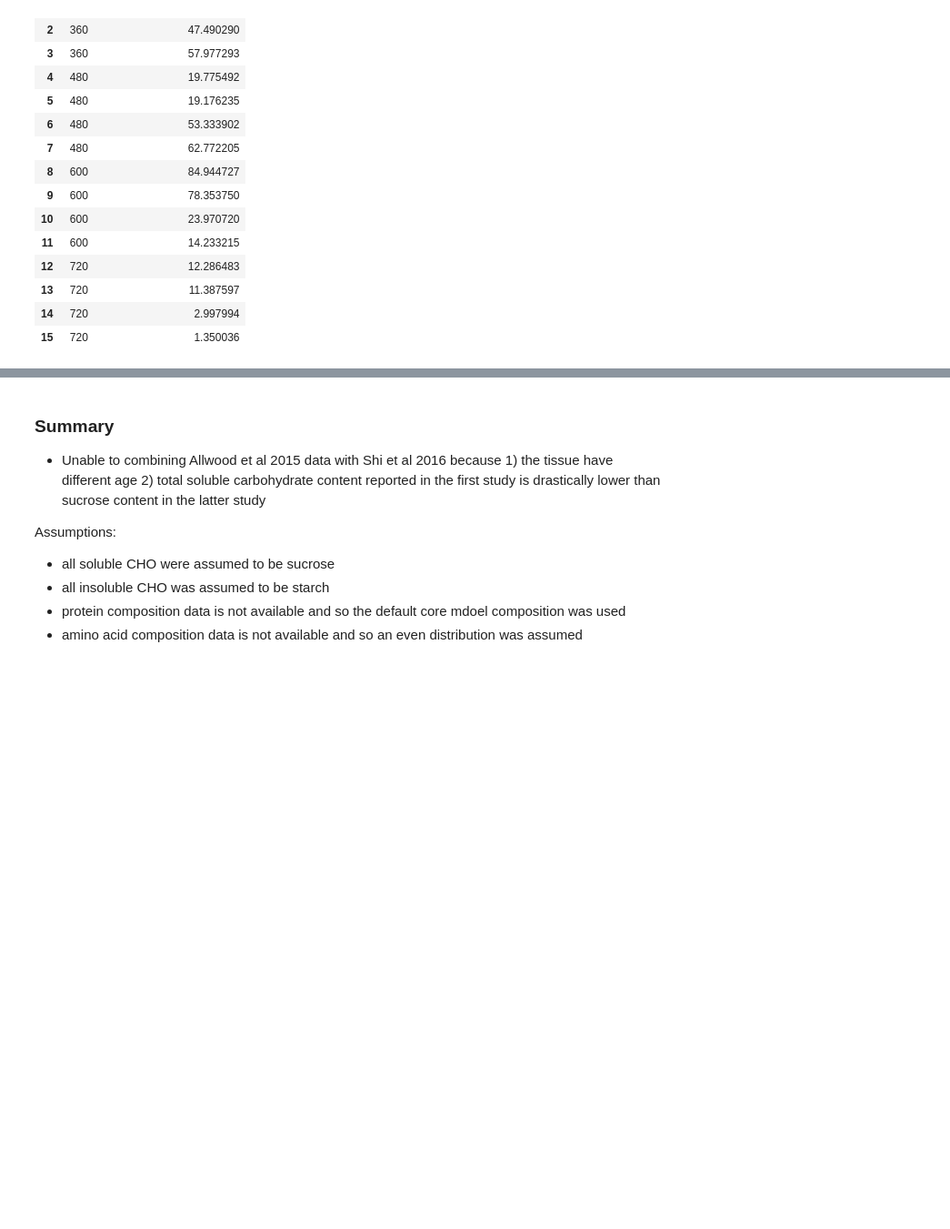
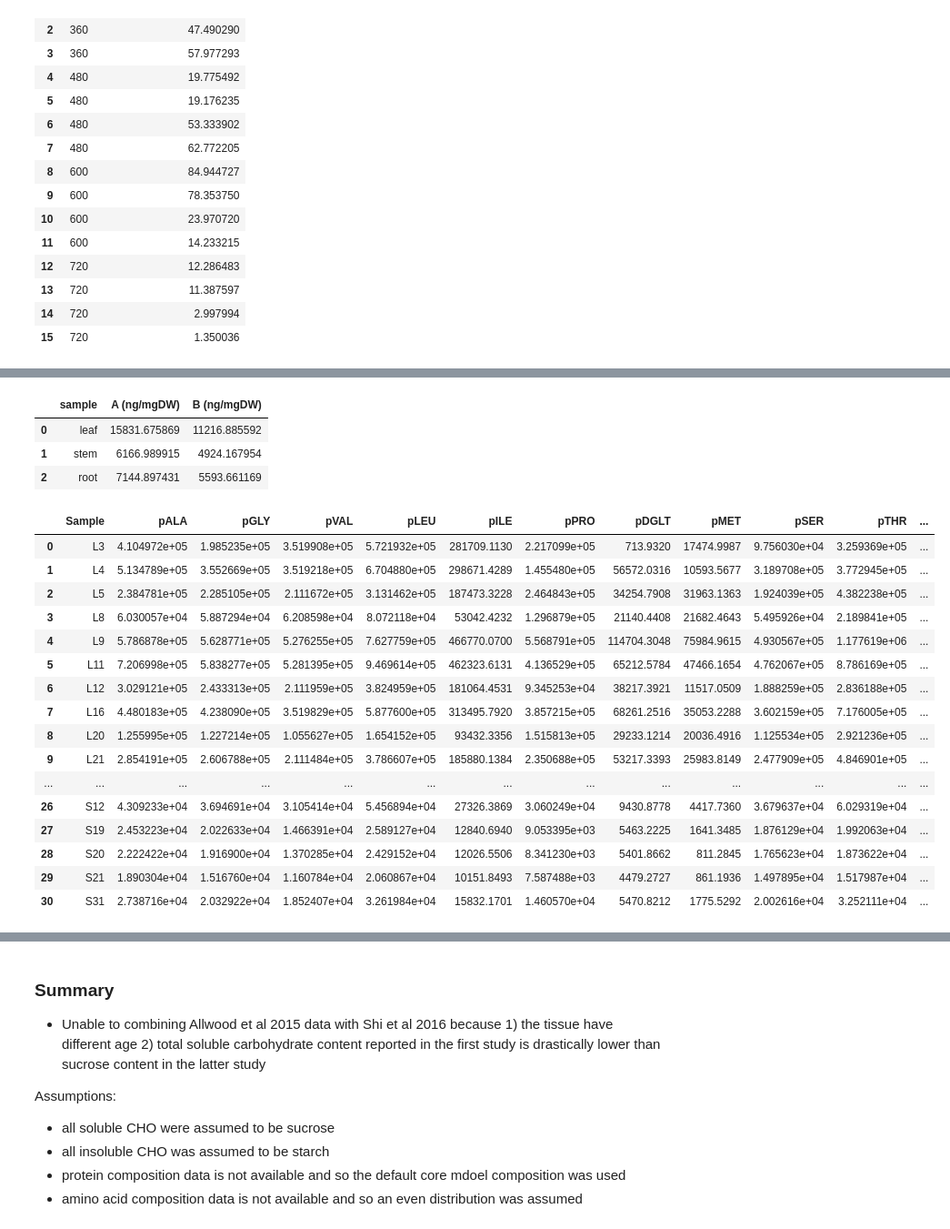
Before and after one commit to cropsinsilico/tissue-specific-FBA-models, a Jupyter notebook: Biomass data - wheat.ipynb, the cells around one changed output, grey strips where cells are left out. Shown: that part at 91% size. Saved outputs shown, nothing was run; the diff lists cells and outputs as text; code cells hidden in the pictures; blank space fills up the shorter version.

```diff
--- a/Biomass data - wheat.ipynb
+++ b/Biomass data - wheat.ipynb
@@ -207,0 +360,40 @@ df_content_2
+# %%
+df_ex_wheat_starch_processed = pd.DataFrame(data={"sample":["leaf","stem","root"]})
+
+organTagDict = {"leaf":"L","root":"R","stem":"S"}
+
+for col in df_ex_wheat_starch.columns[1:]:
+    tempList = list()
+    for organ in organTagDict.keys():
+        organTag = organTagDict[organ]
+        temp = df_ex_wheat_starch[df_ex_wheat_starch["Sample"].str.contains(organTag)][col]
+        tempList.append(sum(temp)/len(temp))
+    df_ex_wheat_starch_processed[col]=tempList
+
+df_ex_wheat_starch_processed
+# %% [output]
+|  | sample | A (ng/mgDW) | B (ng/mgDW) |
+| 0 | leaf | 15831.675869 | 11216.885592 |
+| 1 | stem | 6166.989915 | 4924.167954 |
+| 2 | root | 7144.897431 | 5593.661169 |
+# %%
+df_ex_wheat_proteinComposition = pd.read_csv("C:\\Users\\sanus\\Downloads\\Wheat_data\\Wheat_proteinogenic_analysis\\Wheat_proteo_processed.csv")
+df_ex_wheat_proteinComposition
+# %% [output]
+|  | Sample | pALA | pGLY | pVAL | pLEU | pILE | pPRO | pDGLT | pMET | pSER | pTHR | ... |
+| 0 | L3 | 4.104972e+05 | 1.985235e+05 | 3.519908e+05 | 5.721932e+05 | 281709.1130 | 2.217099e+05 | 713.9320 | 17474.9987 | 9.756030e+04 | 3.259369e+05 | ... |
+| 1 | L4 | 5.134789e+05 | 3.552669e+05 | 3.519218e+05 | 6.704880e+05 | 298671.4289 | 1.455480e+05 | 56572.0316 | 10593.5677 | 3.189708e+05 | 3.772945e+05 | ... |
+| 2 | L5 | 2.384781e+05 | 2.285105e+05 | 2.111672e+05 | 3.131462e+05 | 187473.3228 | 2.464843e+05 | 34254.7908 | 31963.1363 | 1.924039e+05 | 4.382238e+05 | ... |
+| 3 | L8 | 6.030057e+04 | 5.887294e+04 | 6.208598e+04 | 8.072118e+04 | 53042.4232 | 1.296879e+05 | 21140.4408 | 21682.4643 | 5.495926e+04 | 2.189841e+05 | ... |
+| 4 | L9 | 5.786878e+05 | 5.628771e+05 | 5.276255e+05 | 7.627759e+05 | 466770.0700 | 5.568791e+05 | 114704.3048 | 75984.9615 | 4.930567e+05 | 1.177619e+06 | ... |
+| 5 | L11 | 7.206998e+05 | 5.838277e+05 | 5.281395e+05 | 9.469614e+05 | 462323.6131 | 4.136529e+05 | 65212.5784 | 47466.1654 | 4.762067e+05 | 8.786169e+05 | ... |
+| 6 | L12 | 3.029121e+05 | 2.433313e+05 | 2.111959e+05 | 3.824959e+05 | 181064.4531 | 9.345253e+04 | 38217.3921 | 11517.0509 | 1.888259e+05 | 2.836188e+05 | ... |
+| 7 | L16 | 4.480183e+05 | 4.238090e+05 | 3.519829e+05 | 5.877600e+05 | 313495.7920 | 3.857215e+05 | 68261.2516 | 35053.2288 | 3.602159e+05 | 7.176005e+05 | ... |
+| 8 | L20 | 1.255995e+05 | 1.227214e+05 | 1.055627e+05 | 1.654152e+05 | 93432.3356 | 1.515813e+05 | 29233.1214 | 20036.4916 | 1.125534e+05 | 2.921236e+05 | ... |
+| 9 | L21 | 2.854191e+05 | 2.606788e+05 | 2.111484e+05 | 3.786607e+05 | 185880.1384 | 2.350688e+05 | 53217.3393 | 25983.8149 | 2.477909e+05 | 4.846901e+05 | ... |
+| ... | ... | ... | ... | ... | ... | ... | ... | ... | ... | ... | ... | ... |
+| 26 | S12 | 4.309233e+04 | 3.694691e+04 | 3.105414e+04 | 5.456894e+04 | 27326.3869 | 3.060249e+04 | 9430.8778 | 4417.7360 | 3.679637e+04 | 6.029319e+04 | ... |
+| 27 | S19 | 2.453223e+04 | 2.022633e+04 | 1.466391e+04 | 2.589127e+04 | 12840.6940 | 9.053395e+03 | 5463.2225 | 1641.3485 | 1.876129e+04 | 1.992063e+04 | ... |
+| 28 | S20 | 2.222422e+04 | 1.916900e+04 | 1.370285e+04 | 2.429152e+04 | 12026.5506 | 8.341230e+03 | 5401.8662 | 811.2845 | 1.765623e+04 | 1.873622e+04 | ... |
+| 29 | S21 | 1.890304e+04 | 1.516760e+04 | 1.160784e+04 | 2.060867e+04 | 10151.8493 | 7.587488e+03 | 4479.2727 | 861.1936 | 1.497895e+04 | 1.517987e+04 | ... |
+| 30 | S31 | 2.738716e+04 | 2.032922e+04 | 1.852407e+04 | 3.261984e+04 | 15832.1701 | 1.460570e+04 | 5470.8212 | 1775.5292 | 2.002616e+04 | 3.252111e+04 | ... |
```
Also changed, not shown: parts of 35 cells of this notebook, 13 other files.
